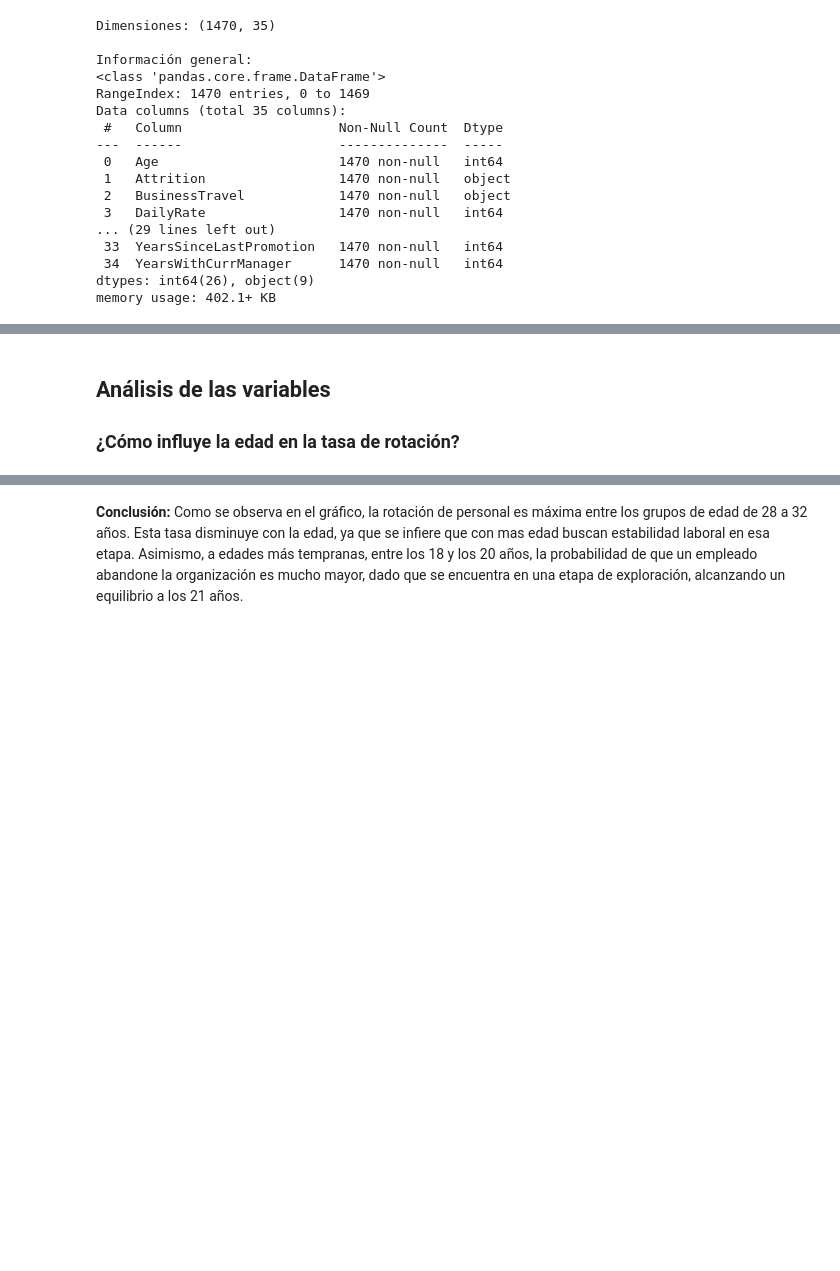
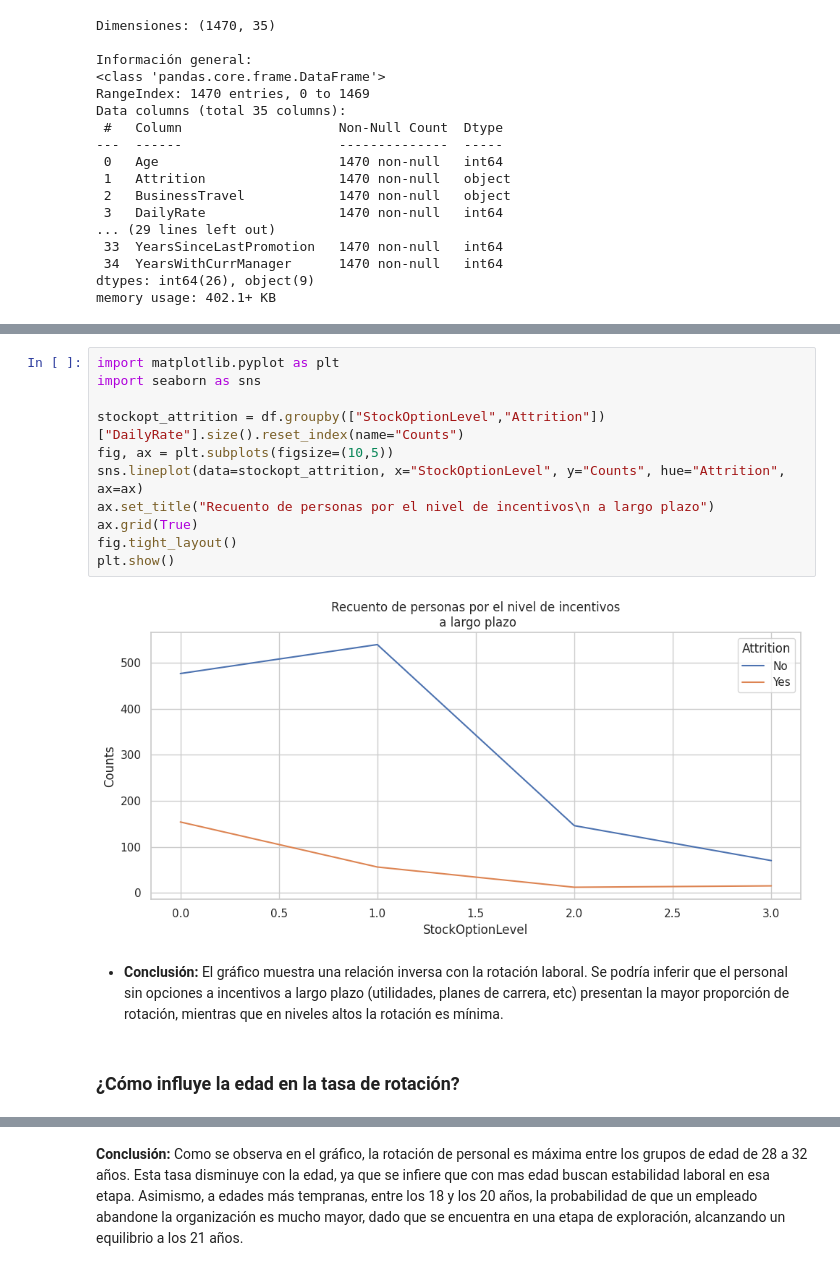
Before and after one commit to Leonard0711/People_Analytics, a Jupyter notebook: notebooks/HR_analytics_attrition.ipynb, the cells around one changed output, grey strips where cells are left out. Drawn from its saved outputs; the diff is of its cells as text; blank space fills up the shorter version.

```diff
--- a/notebooks/HR_analytics_attrition.ipynb
+++ b/notebooks/HR_analytics_attrition.ipynb
@@ -159,5 +164,18 @@ memory usage: 402.1+ KB
+# %%
+import matplotlib.pyplot as plt
+import seaborn as sns
+
+stockopt_attrition = df.groupby(["StockOptionLevel","Attrition"])["DailyRate"].size().reset_index(name="Counts")
+fig, ax = plt.subplots(figsize=(10,5))
+sns.lineplot(data=stockopt_attrition, x="StockOptionLevel", y="Counts", hue="Attrition", ax=ax)
+ax.set_title("Recuento de personas por el nivel de incentivos\n a largo plazo")
+ax.grid(True)
+fig.tight_layout()
+plt.show()
+# %% [output]
+[figure, added]
+# %% [markdown]
+- **Conclusión:** El gráfico muestra una relación inversa con la rotación laboral. Se podría inferir que el personal sin opciones a incentivos a largo plazo (utilidades, planes de carrera, etc) presentan la mayor proporción de rotación, mientras que en niveles altos la rotación es mínima.
 # %% [markdown]
-## Análisis de las variables
-
 ### **¿Cómo influye la edad en la tasa de rotación?**
 # %%
```
Also changed, not shown: parts of 17 cells of this notebook.
